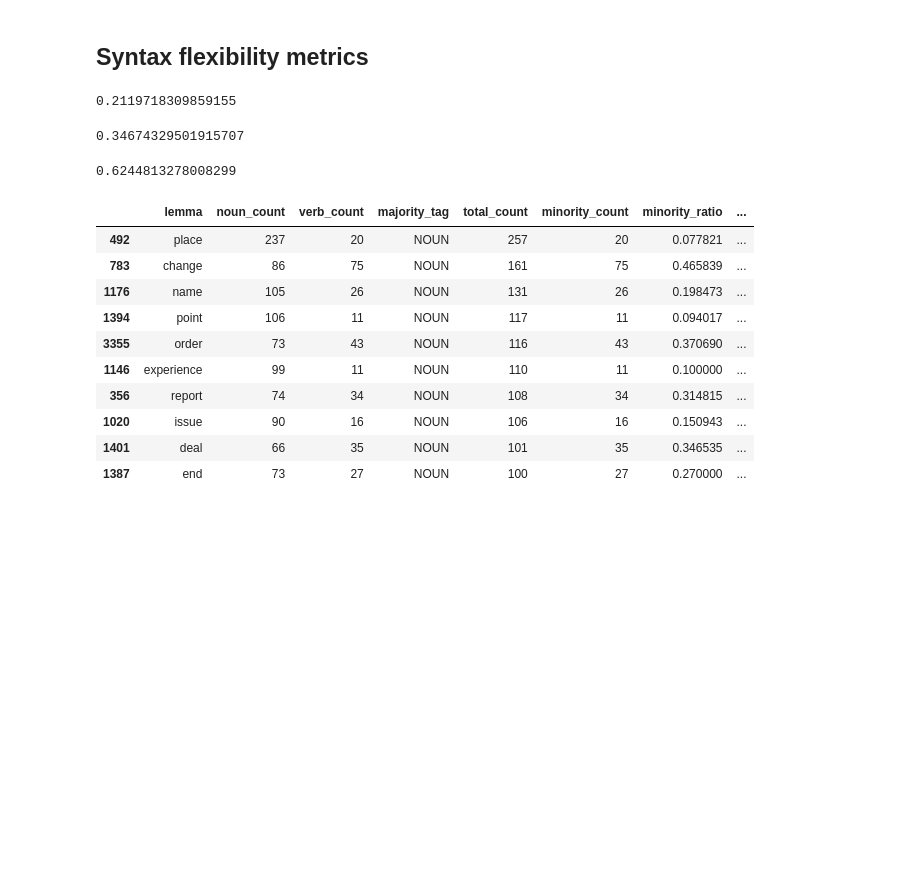
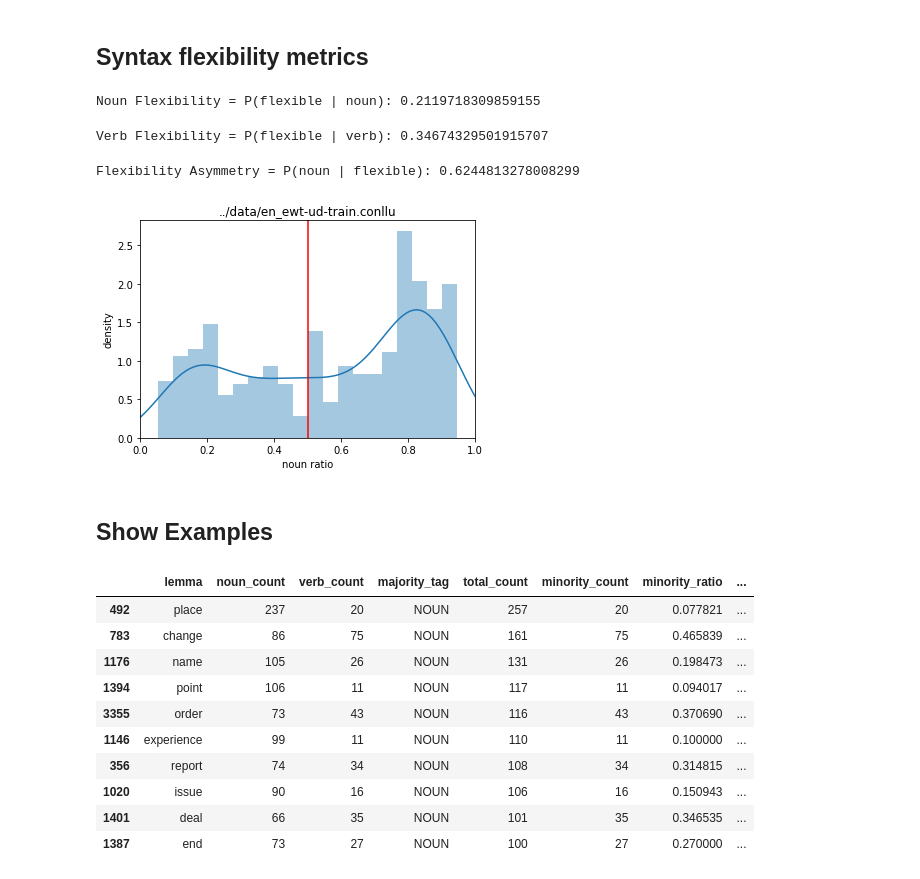
Before and after one commit to SPOClab-ca/word-class-flexibility, a Jupyter notebook: notebooks/BasicUD.ipynb, the cells around one changed output. Cells and saved outputs as stored; diff of their text form; code cells hidden in the pictures; blank space fills up the shorter version.

Commit message:
Add noun ratio density plot

```diff
--- a/notebooks/BasicUD.ipynb
+++ b/notebooks/BasicUD.ipynb
@@ -108,21 +111,32 @@ noun_lemmas = len(lemma_count_df[lemma_count_df['majority_tag'] == 'NOUN'])
 verb_lemmas = len(lemma_count_df[lemma_count_df['majority_tag'] == 'VERB'])
 noun_flexibility = len(lemma_count_df[(lemma_count_df['majority_tag'] == 'NOUN') & (lemma_count_df['is_flexible'])]) / noun_lemmas
 verb_flexibility = len(lemma_count_df[(lemma_count_df['majority_tag'] == 'VERB') & (lemma_count_df['is_flexible'])]) / verb_lemmas
-# %%
-noun_flexibility
-# %% [output]
-0.2119718309859155
-# %%
-verb_flexibility
-# %% [output]
-0.34674329501915707
+# %%
+print('Noun Flexibility = P(flexible | noun):', noun_flexibility)
+# %% [output]
+Noun Flexibility = P(flexible | noun): 0.2119718309859155
+# %%
+print('Verb Flexibility = P(flexible | verb):', verb_flexibility)
+# %% [output]
+Verb Flexibility = P(flexible | verb): 0.34674329501915707
 # %%
 # Compute ratio of flexible words that are nouns, to compare with Balteiro (2007)
 num_flexible = len(lemma_count_df[lemma_count_df['is_flexible']])
 num_flexible_nouns = len(lemma_count_df[(lemma_count_df['majority_tag'] == 'NOUN') & lemma_count_df['is_flexible']])
-num_flexible_nouns / num_flexible
+print("Flexibility Asymmetry = P(noun | flexible):", num_flexible_nouns / num_flexible)
 # %% [output]
-0.6244813278008299
+Flexibility Asymmetry = P(noun | flexible): 0.6244813278008299
+# %%
+flexible_df = lemma_count_df[lemma_count_df.is_flexible]
+dplot = sns.distplot(flexible_df.noun_count / flexible_df.total_count, bins=20)
+dplot.set(xlabel='noun ratio', ylabel="density", title=UD_FILE)
+dplot.set_xlim((0, 1))
+dplot.axvline(x=0.5, color='r')
+plt.show()
+# %% [output]
+[figure, added]
+# %% [markdown]
+## Show Examples
 # %%
 # Top flexible nouns
 lemma_count_df[(lemma_count_df['majority_tag'] == 'NOUN') & (lemma_count_df['is_flexible'])].head(10)
```
Also changed, not shown: parts of 2 cells of this notebook, 1 other file.
